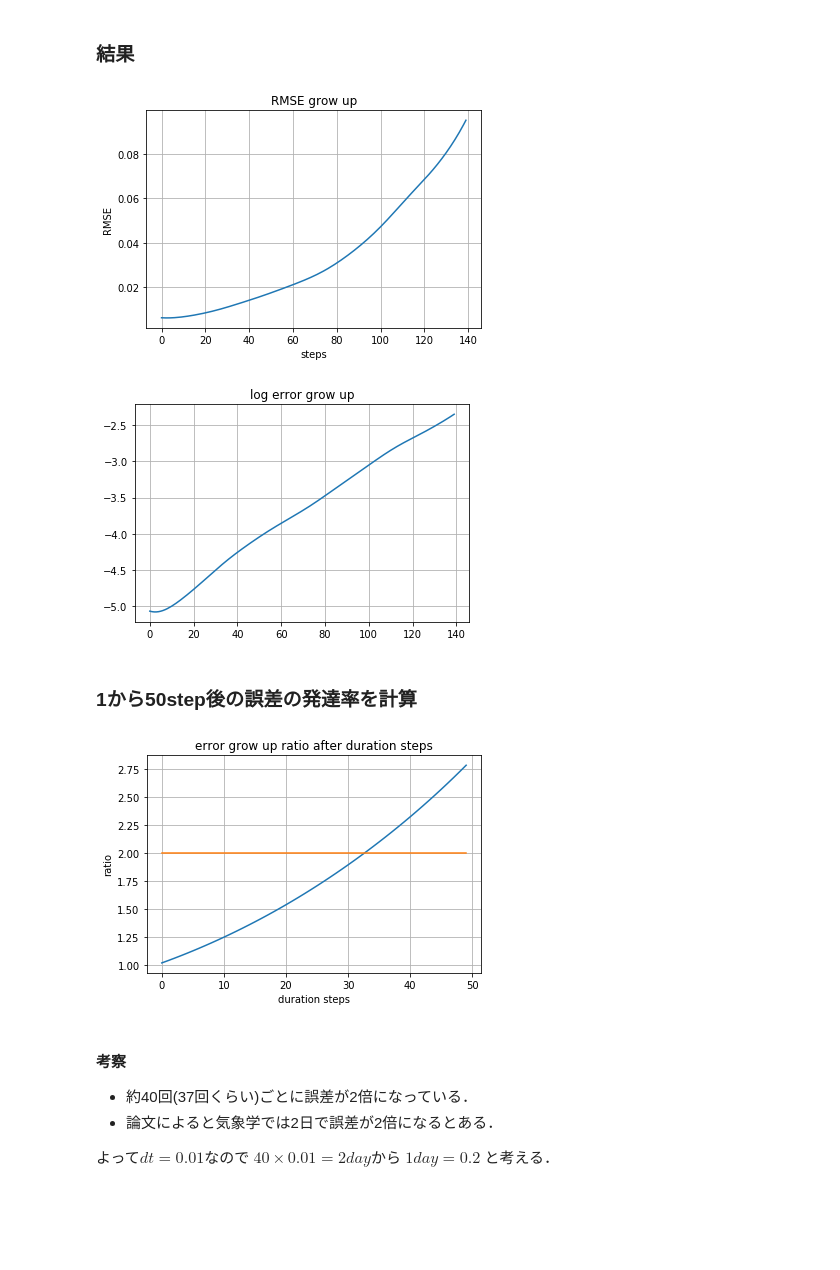
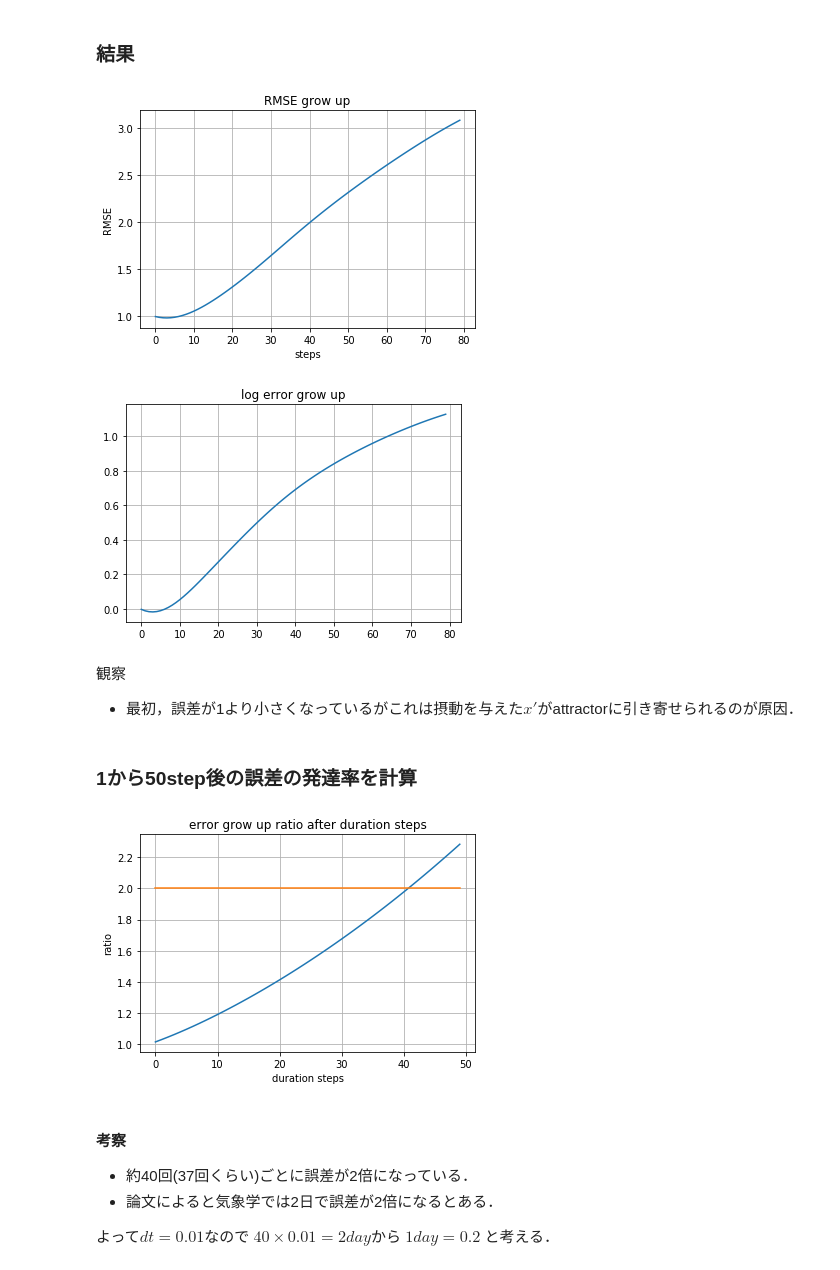
Before and after one commit to KotaTakeda/rccs_online_school, a Jupyter notebook: work.ipynb, the cells around one changed output. Drawn from its saved outputs; the diff is of its cells as text; code cells hidden in the pictures; blank space fills up the shorter version.

```diff
--- a/work.ipynb
+++ b/work.ipynb
@@ -96,18 +94,19 @@ def plot_lorenz96(result):
     plt.title('first three components of Lorenz96')
 
     # Hovmoller Diagram
-    # 不完全 imshowを調査すべき
-    x = np.arange(1,41)
-    t = np.linspace(0, 2, 20)[::-1]
-    X, T = np.meshgrid(x, t)
-    Z = result[:2*20, :]
+    day = 50
+    Z = result[180*20:180*20 + day*20, :]
 
     fig3, ax3 = plt.subplots(figsize=(5,5))
     ax3.grid(False)
-    plt.xticks(np.arange(1,40,5))
-    plt.yticks([0, 1, 2])
-    im = ax3.imshow(Z)
+    ax3.set_xlabel('space')
+    ax3.set_ylabel('time(day)')
+    ax3.set_xticks(np.arange(0,40,5))
+    ax3.set_yticks(np.arange(day*20, 0, -20*5))
+    ax3.set_yticklabels(np.arange(180, 180+ day, 5))
+    im = ax3.imshow(Z, aspect=40/(day*20), extent=[0, 40, 0, day*20], vmax=Z.max(), vmin=Z.min())
     plt.colorbar(im)
+    ax3.set_title('Hovmollor diagram')
 
     plt.show()
 # %%
@@ -207,12 +206,14 @@ F=8
 
 lorenz = make_lorenz96(F)
 
+day = 4
+
 # step数
 # 天下り的ではあるが１週間分
-N_step = 7*20
+N_step = day*20
 
 # atrからのサンプル数
-N_atr_sample = 180//7
+N_atr_sample = 180//day
 
 # ノイズについてのサンプル数
 N_noise_sample = 5
@@ -221,50 +222,53 @@ N_noise_sample = 5
 dt = 0.01
 
 # 摂動の大きさ
-epsilon = 1e-3
+epsilon = 1
 
 error = np.zeros((N_atr_sample, N_step))
 np.random.seed(1)
 
 for m in range(N_atr_sample):
 #     半分以降の軌道からサンプル
-    z0 = x[180*20+7*20*m, :]
+    z0 = x[180*20+day*20*m, :]
     z = np.zeros((N_step, J))
     z[0] = z0
 
     temp_error = np.zeros((N_noise_sample, N_step))
 
     for i in range(N_noise_sample):
         z_perturb = z[0] + epsilon*np.random.normal(size=z[0].shape)
-        temp_error[i, 0] = np.linalg.norm(z[0] - z_perturb, ord=2)
+        temp_error[i, 0] = np.linalg.norm(z[0] - z_perturb, ord=2)/np.sqrt(J)
 
         for n in range(1, N_step):
             t = n*dt
             if i == 0:
                 z[n] = rk4(t, z[n-1], dt, lorenz)
             z_perturb = rk4(t, z_perturb, dt, lorenz)
-            temp_error[i, n] = np.linalg.norm(z[n] - z_perturb, ord=2)
+            temp_error[i, n] = np.linalg.norm(z[n] - z_perturb, ord=2)/np.sqrt(J)
 
     error[m] = temp_error.mean(axis=0)[:]
 
 error_mean = error.mean(axis=0)
 
 # plot
 fig, ax = plt.subplots()
 ax.plot(error_mean)
 ax.set_xlabel('steps')
 ax.set_ylabel('RMSE')
 plt.grid()
 _ = plt.title('RMSE grow up')
 
 # logを取ったものもplot
 fig1, ax1 = plt.subplots()
 ax1.plot(np.log(error_mean))
 plt.grid()
 _ = plt.title('log error grow up')
 # %% [output]
-[figure, old version]
+[figure, new version]
-[figure, old version]
+[figure, new version]
+# %% [markdown]
+観察
+- 最初，誤差が1より小さくなっているがこれは摂動を与えた$x'$がattractorに引き寄せられるのが原因．
 # %% [markdown]
 ### 1から50step後の誤差の発達率を計算
 # %%
@@ -281,7 +285,7 @@ ax.set_ylabel('ratio')
 plt.grid()
 _ = plt.title('error grow up ratio after duration steps')
 # %% [output]
-[figure, old version]
+[figure, new version]
 # %% [markdown]
 #### 考察
 - 約40回(37回くらい)ごとに誤差が2倍になっている．
```
Also changed, not shown: parts of 40 cells of this notebook, 2 other files.
